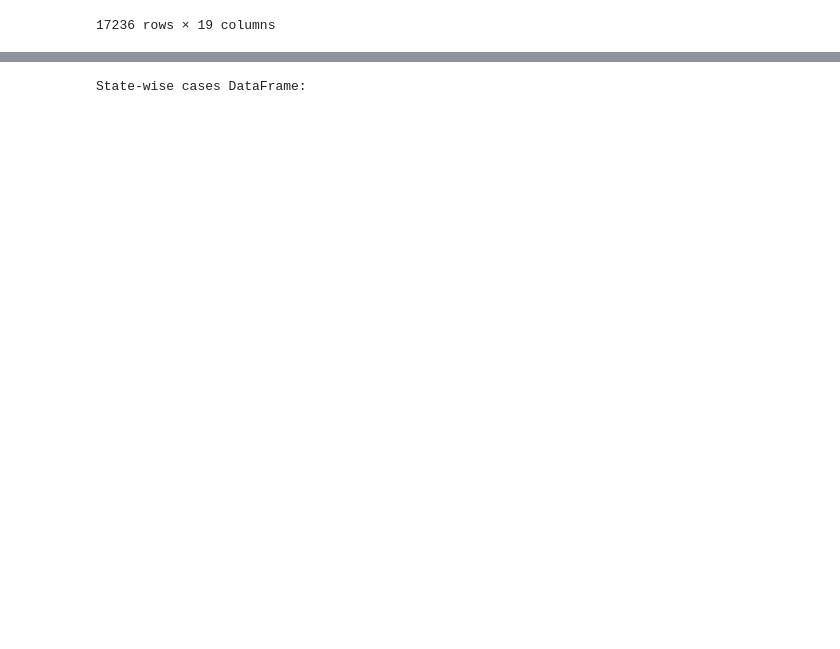
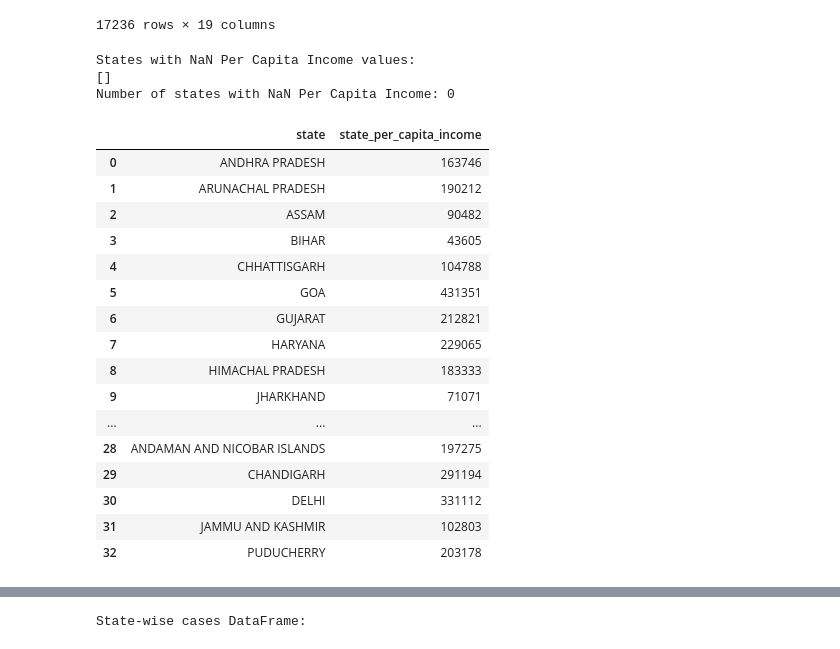
Before and after one commit to arupmahatha-dtdc/rentcast, a Jupyter notebook: raw_data.ipynb, the cells around one changed output, grey strips where cells are left out. Drawn from its saved outputs; the diff is of its cells as text; code cells hidden in the pictures; blank space fills up the shorter version.

```diff
--- a/raw_data.ipynb
+++ b/raw_data.ipynb
@@ -616,3 +616,39 @@ df
 | 17234 | 711113 | HOWRAH | WEST BENGAL | 22.606200 | 88.294000 | 1 | 11.338644 | Behala Airport (VEBA) | ... |
 | 17235 | 721303 | MEDINIPUR WEST | WEST BENGAL | 22.339694 | 87.212750 | 0 | 0.181318 | Kalaikunda AFS (VEDX) | ... |
 17236 rows × 19 columns
+# %%
+import pandas as pd
+
+# Read the state-wise per capita income CSV
+state_income_df = pd.read_csv('raw_data/state_wise_per_capita_income.csv')
+
+# Find states with NaN state_gdp values
+states_with_nan_gdp = state_income_df[state_income_df['state_per_capita_income'].isna()]['state']
+print("States with NaN Per Capita Income values:")
+print(states_with_nan_gdp.tolist())
+print(f"Number of states with NaN Per Capita Income: {len(states_with_nan_gdp)}")
+
+# Remove states with NaN state_gdp values
+state_income_df = state_income_df.dropna(subset=['state_per_capita_income'])
+state_income_df
+# %% [output]
+States with NaN Per Capita Income values:
+[]
+Number of states with NaN Per Capita Income: 0
+|  | state | state_per_capita_income |
+| 0 | ANDHRA PRADESH | 163746 |
+| 1 | ARUNACHAL PRADESH | 190212 |
+| 2 | ASSAM | 90482 |
+| 3 | BIHAR | 43605 |
+| 4 | CHHATTISGARH | 104788 |
+| 5 | GOA | 431351 |
+| 6 | GUJARAT | 212821 |
+| 7 | HARYANA | 229065 |
+| 8 | HIMACHAL PRADESH | 183333 |
+| 9 | JHARKHAND | 71071 |
+| ... | ... | ... |
+| 28 | ANDAMAN AND NICOBAR ISLANDS | 197275 |
+| 29 | CHANDIGARH | 291194 |
+| 30 | DELHI | 331112 |
+| 31 | JAMMU AND KASHMIR | 102803 |
+| 32 | PUDUCHERRY | 203178 |
```
Also changed, not shown: parts of 6 cells of this notebook, 8 other files.
